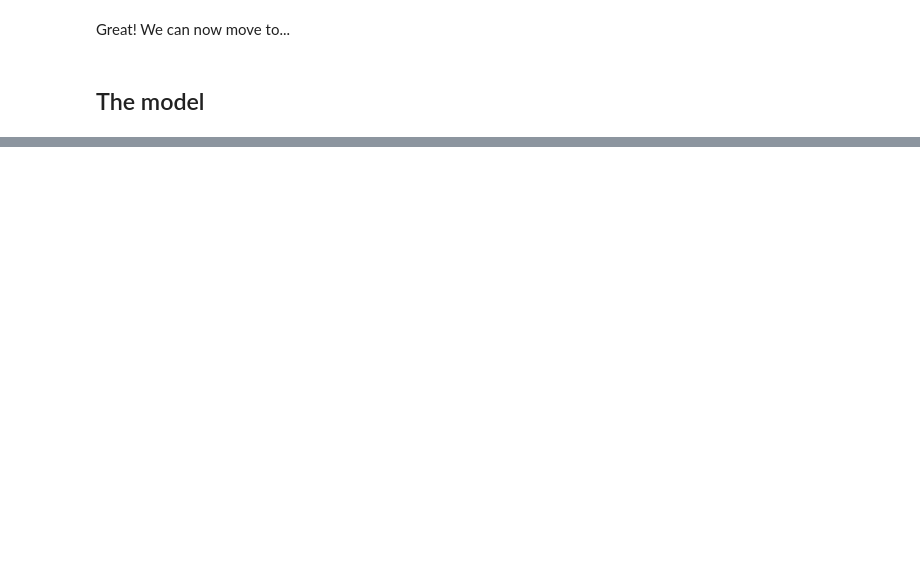
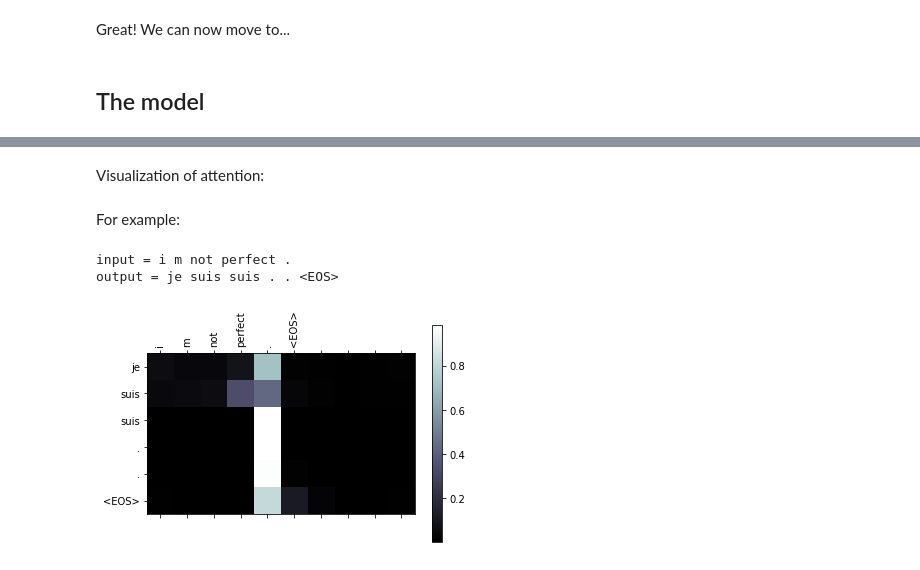
Before and after one commit to mic-he/learningNLP-y, a Jupyter notebook: translation_seq2seq_attention.ipynb, the cells around one changed output, grey strips where cells are left out. Cells and saved outputs as stored; diff of their text form; code cells hidden in the pictures; blank space fills up the shorter version.

```diff
--- a/translation_seq2seq_attention.ipynb
+++ b/translation_seq2seq_attention.ipynb
@@ -248,0 +355,6 @@ Great! We can now move to...
+# %%
+# convert input-outpu pair to tensors
+def tensorsFromPair(pair):
+    input_tensor = tensorFromSentence(input_lang, pair[0])
+    target_tensor = tensorFromSentence(output_lang, pair[1])
+    return (input_tensor, target_tensor)
@@ -248,0 +582,36 @@ Great! We can now move to...
+# %% [markdown]
+Visualization of attention:
+# %%
+def showAttention(input_sentence, output_words, attentions):
+    # Set up figure with colorbar
+    fig = plt.figure()
+    ax = fig.add_subplot(111)
+    cax = ax.matshow(attentions.numpy(), cmap='bone')
+    fig.colorbar(cax)
+
+    # Set up axes
+    ax.set_xticklabels([''] + input_sentence.split(' ') +
+                       ['<EOS>'], rotation=90)
+    ax.set_yticklabels([''] + output_words)
+
+    # Show label at every tick
+    ax.xaxis.set_major_locator(ticker.MultipleLocator(1))
+    ax.yaxis.set_major_locator(ticker.MultipleLocator(1))
+
+    plt.show()
+
+
+def evaluateAndShowAttention(input_sentence):
+    output_words, attentions = evaluate(
+        encoder1, attn_decoder1, input_sentence)
+    print('input =', input_sentence)
+    print('output =', ' '.join(output_words))
+    showAttention(input_sentence, output_words, attentions)
+# %% [markdown]
+For example:
+# %%
+evaluateAndShowAttention("i m not perfect .")
+# %% [output]
+input = i m not perfect .
+output = je suis suis . . <EOS>
+[figure, added]
```
Also changed, not shown: parts of 36 cells of this notebook.
